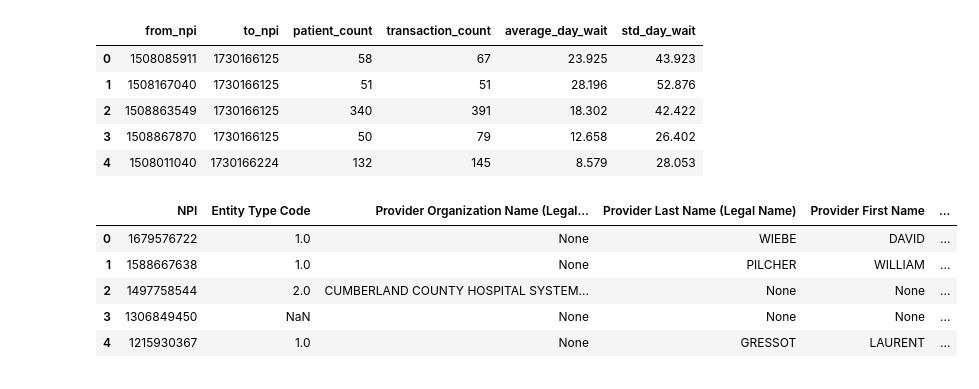
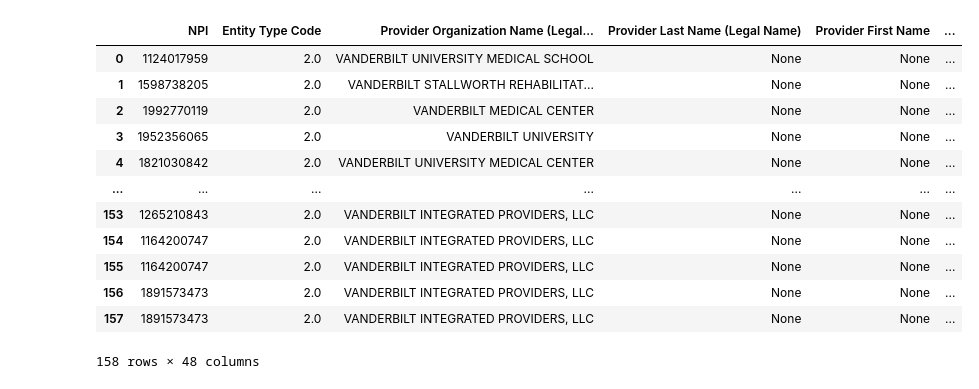
Before and after one commit to KagonDeans/hop-team, a Jupyter notebook: notebook/kd_hop_cleaning_1.ipynb, the cells around one changed output. Saved outputs shown, nothing was run; the diff lists cells and outputs as text; code cells hidden in the pictures.

```diff
--- a/notebook/kd_hop_cleaning_1.ipynb
+++ b/notebook/kd_hop_cleaning_1.ipynb
@@ -97,18 +97 @@ db.close()
-# %%
-query = """
-SELECT *
-FROM hop_npi
-"""
-
-with sqlite3.connect('../data/npi.sqlite') as db:
-    npi = pd.read_sql(query, db)
-
-npi.head()
-# %% [output]
-|  | from_npi | to_npi | patient_count | transaction_count | average_day_wait | std_day_wait |
-| 0 | 1508085911 | 1730166125 | 58 | 67 | 23.925 | 43.923 |
-| 1 | 1508167040 | 1730166125 | 51 | 51 | 28.196 | 52.876 |
-| 2 | 1508863549 | 1730166125 | 340 | 391 | 18.302 | 42.422 |
-| 3 | 1508867870 | 1730166125 | 50 | 79 | 12.658 | 26.402 |
-| 4 | 1508011040 | 1730166224 | 132 | 145 | 8.579 | 28.053 |
 # %%
@@ -133,17 +115,0 @@ db.close()
-# %%
-query = """
-SELECT *
-FROM npi_nppes
-"""
-
-with sqlite3.connect('../data/npi.sqlite') as db:
-    nppes = pd.read_sql(query, db)
-
-nppes.head()
-# %% [output]
-|  | NPI | Entity Type Code | Provider Organization Name (Legal... | Provider Last Name (Legal Name) | Provider First Name | ... |
-| 0 | 1679576722 | 1.0 | None | WIEBE | DAVID | ... |
-| 1 | 1588667638 | 1.0 | None | PILCHER | WILLIAM | ... |
-| 2 | 1497758544 | 2.0 | CUMBERLAND COUNTY HOSPITAL SYSTEM... | None | None | ... |
-| 3 | 1306849450 | NaN | None | None | None | ... |
-| 4 | 1215930367 | 1.0 | None | GRESSOT | LAURENT | ... |
@@ -149,0 +130,25 @@ nppes.head()
+# %%
+#Checking for Vanderbuilt
+query = """
+SELECT *
+FROM npi_nppes
+WHERE "Provider Organization Name (Legal Business Name)" LIKE '%Vanderbilt%'
+"""
+with sqlite3.connect('../data/npi.sqlite') as db:
+    finding_vanderbilt = pd.read_sql(query, db)
+
+finding_vanderbilt
+# %% [output]
+|  | NPI | Entity Type Code | Provider Organization Name (Legal... | Provider Last Name (Legal Name) | Provider First Name | ... |
+| 0 | 1124017959 | 2.0 | VANDERBILT UNIVERSITY MEDICAL SCHOOL | None | None | ... |
+| 1 | 1598738205 | 2.0 | VANDERBILT STALLWORTH REHABILITAT... | None | None | ... |
+| 2 | 1992770119 | 2.0 | VANDERBILT MEDICAL CENTER | None | None | ... |
+| 3 | 1952356065 | 2.0 | VANDERBILT UNIVERSITY | None | None | ... |
+| 4 | 1821030842 | 2.0 | VANDERBILT UNIVERSITY MEDICAL CENTER | None | None | ... |
+| ... | ... | ... | ... | ... | ... | ... |
+| 153 | 1265210843 | 2.0 | VANDERBILT INTEGRATED PROVIDERS, LLC | None | None | ... |
+| 154 | 1164200747 | 2.0 | VANDERBILT INTEGRATED PROVIDERS, LLC | None | None | ... |
+| 155 | 1164200747 | 2.0 | VANDERBILT INTEGRATED PROVIDERS, LLC | None | None | ... |
+| 156 | 1891573473 | 2.0 | VANDERBILT INTEGRATED PROVIDERS, LLC | None | None | ... |
+| 157 | 1891573473 | 2.0 | VANDERBILT INTEGRATED PROVIDERS, LLC | None | None | ... |
+158 rows × 48 columns
```
Also changed, not shown: parts of 8 cells of this notebook.
